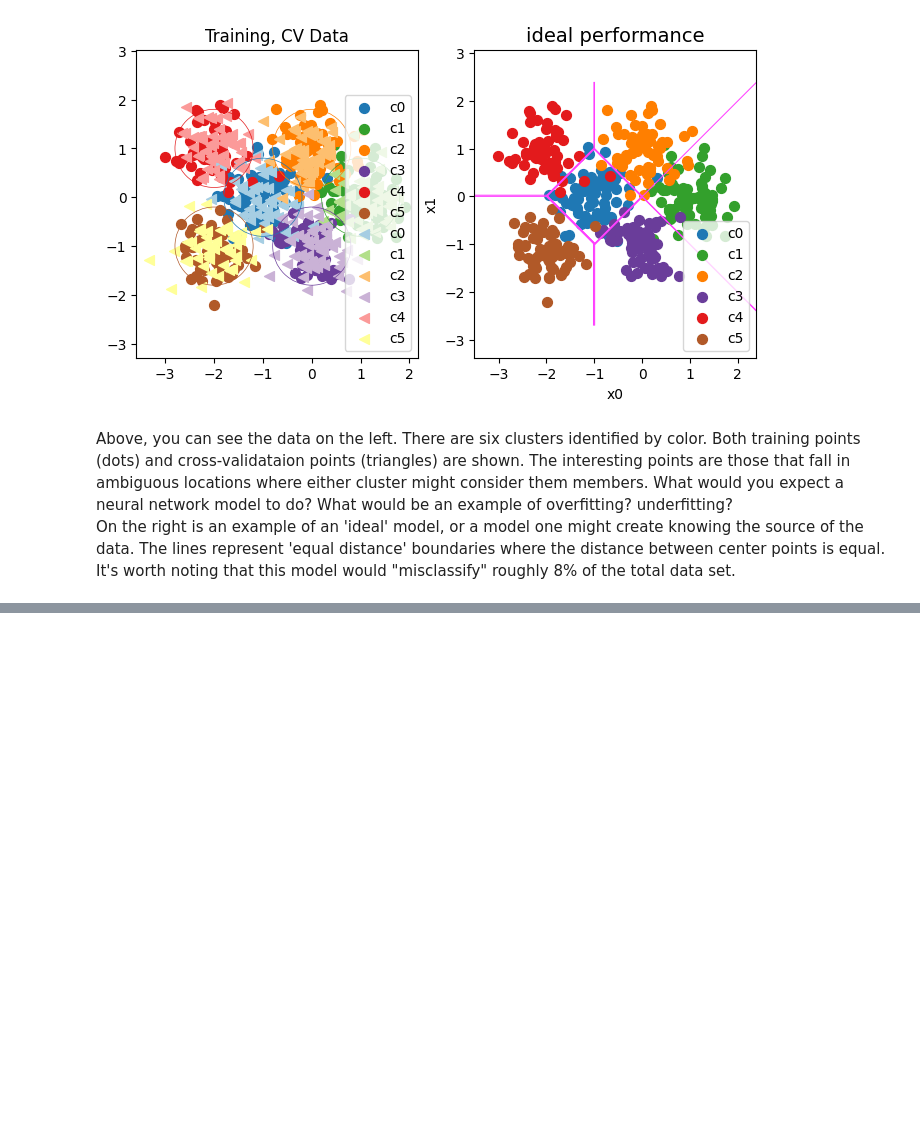
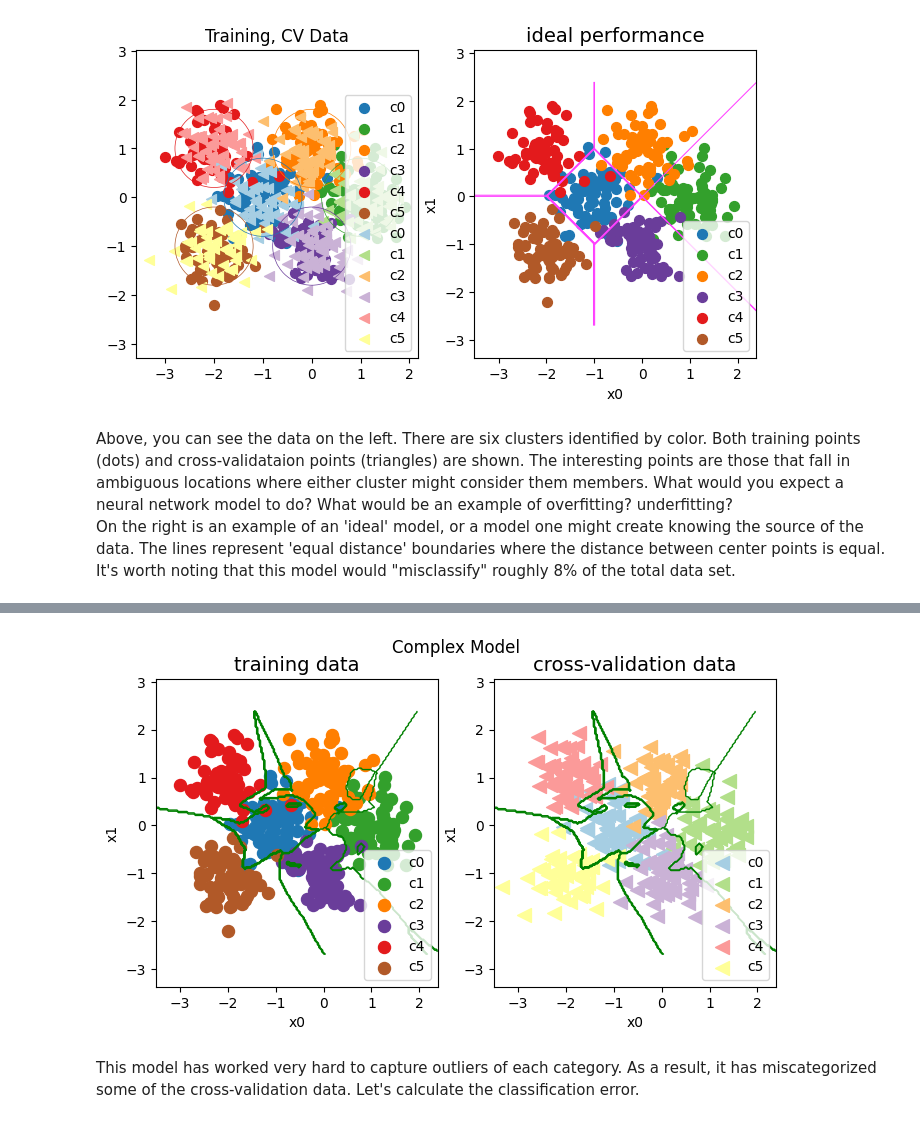
Before and after one commit to CarlosLizamaGarcia/DataScience, a Jupyter notebook: Course2/Advice_for_Applying_Machine_Learning.ipynb, the cells around one changed output, grey strips where cells are left out. Cells and saved outputs as stored; diff of their text form; code cells hidden in the pictures; blank space fills up the shorter version.

```diff
--- a/Course2/Advice_for_Applying_Machine_Learning.ipynb
+++ b/Course2/Advice_for_Applying_Machine_Learning.ipynb
@@ -537,0 +598,5 @@ On the right is an example of an 'ideal' model, or a model one might create know
+# %%
+model.fit(
+    X_train, y_train,
+    epochs=1000
+)
@@ -537,0 +661,26 @@ On the right is an example of an 'ideal' model, or a model one might create know
+# %%
+def plt_nn(model_predict,X_train,y_train, classes, X_cv, y_cv, suptitle=""):
+    #plot the decison boundary.
+    fig,ax = plt.subplots(1,2, figsize=(8,4))
+    fig.canvas.toolbar_visible = False
+    fig.canvas.header_visible = False
+    fig.canvas.footer_visible = False
+    plot_cat_decision_boundary(ax[0], X_train, model_predict,  vector=True)
+    ax[0].set_title("training data", fontsize=14)
+
+    #add the original data to the decison boundary
+    plt_mc_data(ax[0], X_train,y_train, classes, map=dkcolors_map, legend=True, size=75)
+    ax[0].set_xlabel('x0') ; ax[0].set_ylabel("x1");
+
+    plot_cat_decision_boundary(ax[1], X_train, model_predict,  vector=True)
+    ax[1].set_title("cross-validation data", fontsize=14)
+    plt_mc_data(ax[1], X_cv,y_cv, classes,
+                map=ltcolors_map, legend=True, size=100, m='<')
+    ax[1].set_xlabel('x0') ; ax[1].set_ylabel("x1");
+    fig.suptitle(suptitle,fontsize = 12)
+    plt.show()
+# %%
+#make a model for plotting routines to call
+model_predict = lambda Xl: np.argmax(tf.nn.softmax(model.predict(Xl)).numpy(),axis=1)
+plt_nn(model_predict,X_train,y_train, classes, X_cv, y_cv, suptitle="Complex Model")
+# %% [output]
@@ -537,0 +710,3 @@ On the right is an example of an 'ideal' model, or a model one might create know
+[figure, added]
+# %% [markdown]
+This model has worked very hard to capture outliers of each category. As a result, it has miscategorized some of the cross-validation data. Let's calculate the classification error.
```
Also changed, not shown: parts of 31 cells of this notebook.
